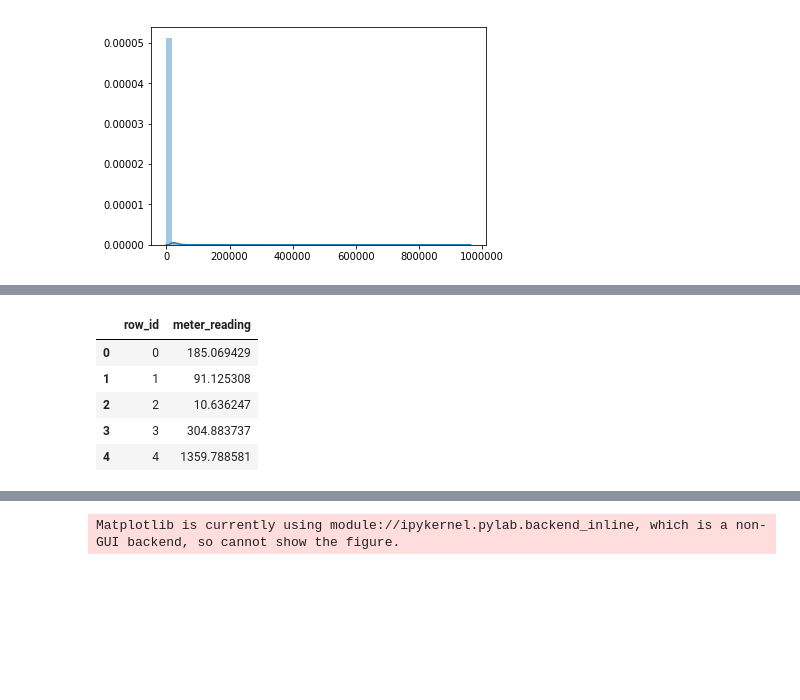
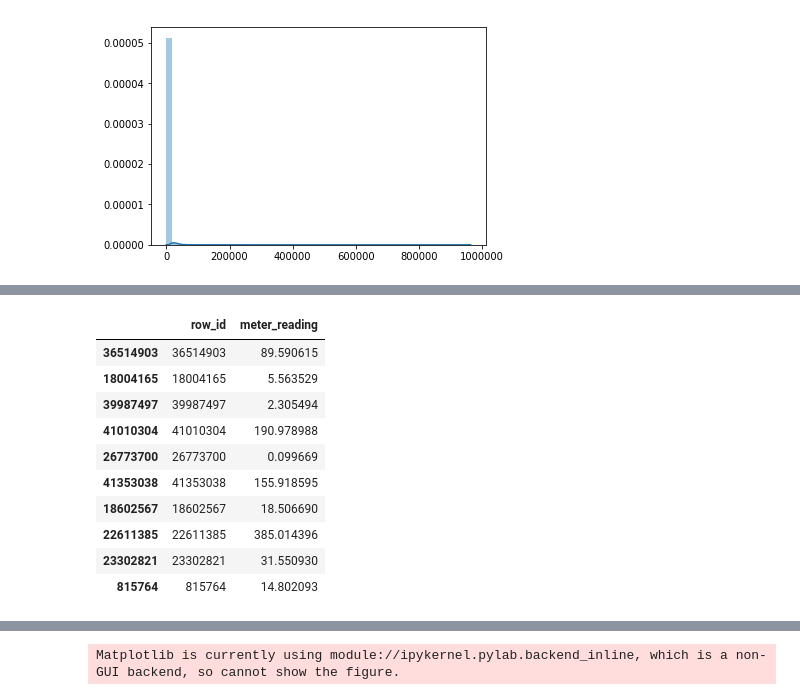
Before and after one commit to OleksiiYeromenko/ashrae-energy-prediction, a Jupyter notebook: models/ashrae-training-lgbm-by-meter-type.ipynb, the cells around one changed output, grey strips where cells are left out. Cells and saved outputs as stored; diff of their text form; code cells hidden in the pictures; blank space fills up the shorter version.

```diff
--- a/models/ashrae-training-lgbm-by-meter-type.ipynb
+++ b/models/ashrae-training-lgbm-by-meter-type.ipynb
@@ -914,14 +915,19 @@ sample_submission.loc[test_df['meter'] == 3, 'meter_reading'] = y_test3
 # %%
 sample_submission.to_csv('submission.csv', index=False, float_format='%.4f')
-# %%
-sample_submission.head()
-# %% [output]
-|  | row_id | meter_reading |
-| 0 | 0 | 185.069429 |
-| 1 | 1 | 91.125308 |
-| 2 | 2 | 10.636247 |
-| 3 | 3 | 304.883737 |
-| 4 | 4 | 1359.788581 |
+# %%
+sample_submission.sample(10)
+# %% [output]
+|  | row_id | meter_reading |
+| 36514903 | 36514903 | 89.590615 |
+| 18004165 | 18004165 | 5.563529 |
+| 39987497 | 39987497 | 2.305494 |
+| 41010304 | 41010304 | 190.978988 |
+| 26773700 | 26773700 | 0.099669 |
+| 41353038 | 41353038 | 155.918595 |
+| 18602567 | 18602567 | 18.506690 |
+| 22611385 | 22611385 | 385.014396 |
+| 23302821 | 23302821 | 31.550930 |
+| 815764 | 815764 | 14.802093 |
 # %%
 np.log1p(sample_submission['meter_reading']).hist()
 # %% [output]
```
Also changed, not shown: parts of 6 cells of this notebook, 2 other files.
